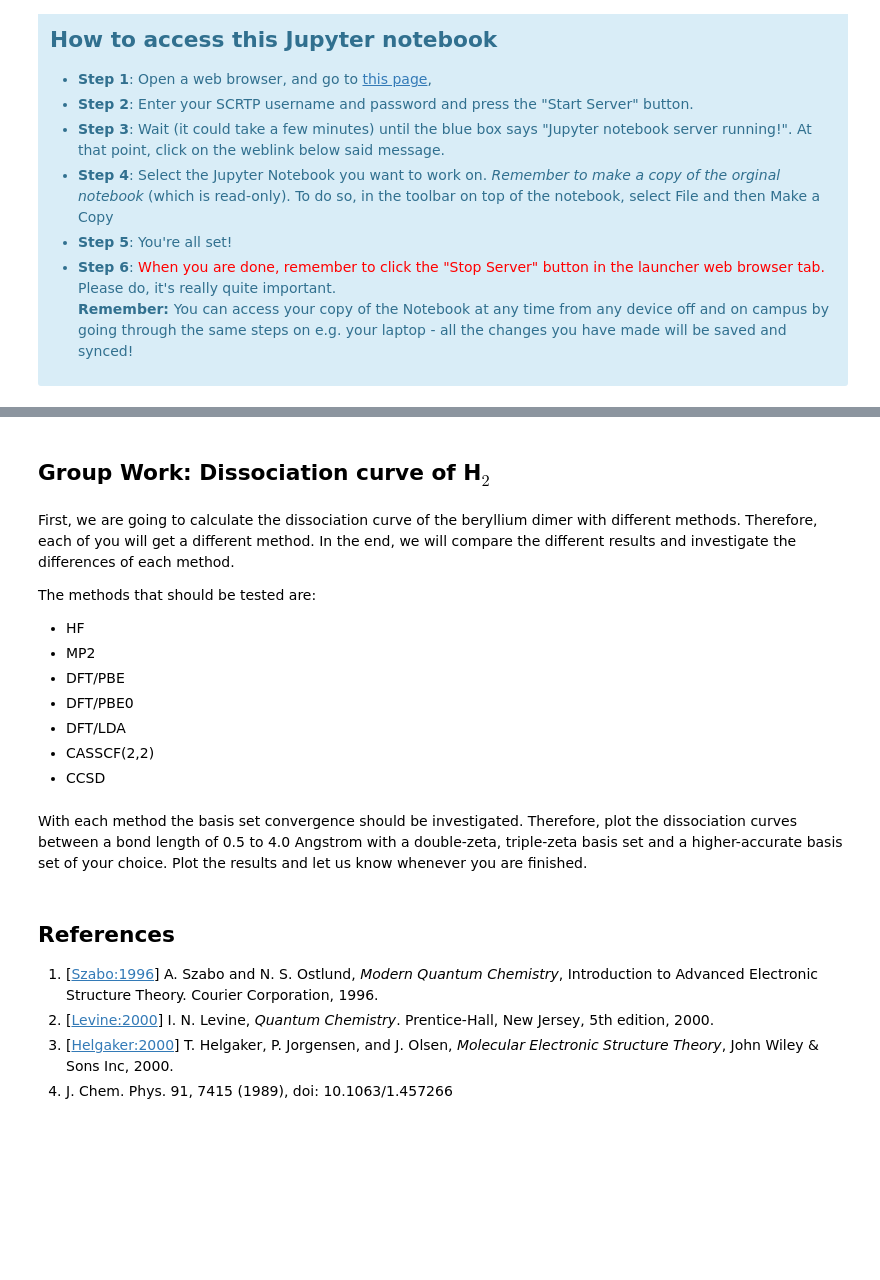
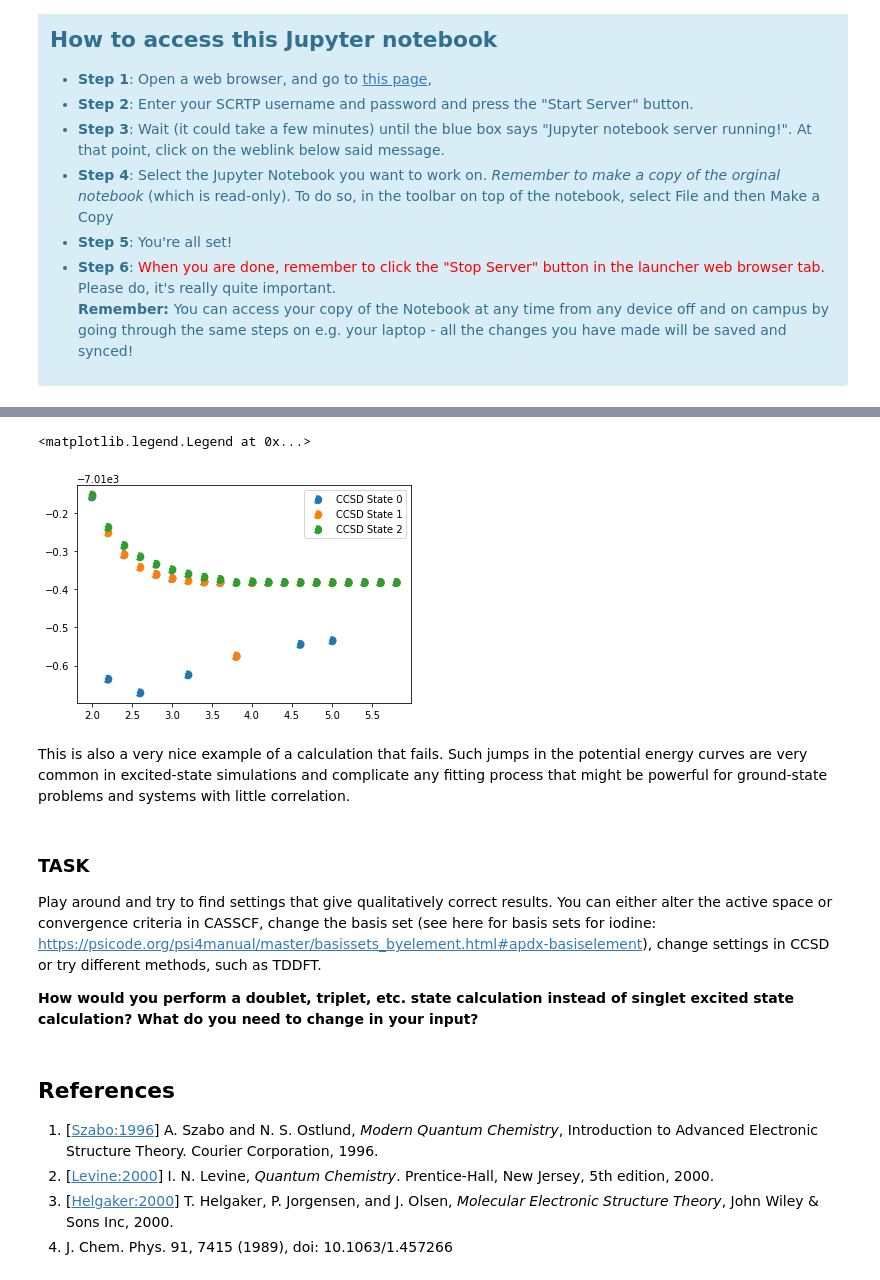
Before and after one commit to maurergroup/PX919, a Jupyter notebook: Workshop2/Tutorial2.ipynb, the cells around one changed output, grey strips where cells are left out. Saved outputs shown, nothing was run; the diff lists cells and outputs as text; code cells hidden in the pictures; blank space fills up the shorter version.

```diff
--- a/Workshop2/Tutorial2.ipynb
+++ b/Workshop2/Tutorial2.ipynb
@@ -160,22 +158,0 @@ ICH WOLLTE AUCH OPEN SHELL UND CLOSED SHELL VERGLEICHEN ABER PSI4 MACHT GENAU DA
-# %%
-psi4.core.clean()
-#psi4.core.reopen_outfile()
-psi4.core.set_output_file('output.dat', False)
-psi4.set_memory('1000 MB')
-all_energies_uhf = []
-##set geometry
-#transform ase geometries to Psi4 input string
-for i in range(nsteps):
-    geom_input = geom_ase_to_psi4(all_atoms[i], charge=0, multiplicity=1)
-    #initiate Psi4 molecule object
-    h2 = psi4.geometry(geom_input)
-
-    # Set computation options
-    psi4.set_options({'basis': '3-21G',
-                  'reference': 'uhf',
-                      'scf_type':'direct',
-                  'e_convergence': 1e-10})
-
-    E, wvf = psi4.energy('scf',return_wfn=True)
-    all_energies_uhf.append(E)
-    #print('Total HF energy is {0} Hartree \n '.format(E))
@@ -191,16 +158,0 @@ plt.legend()
-# %%
-all_energies_mp2 = []
-for i in range(nsteps):
-    #print("Do calculations for MP2 step %i"%i)
-    geom_input = geom_ase_to_psi4(all_atoms[i], charge=0, multiplicity=1)
-    #initiate Psi4 molecule object
-    h2 = psi4.geometry(geom_input)
-
-    # Set computation options
-    psi4.set_options({'basis': '3-21G',
-                  'reference': 'uhf',
-                  'scf_type':'direct',
-                    'e_convergence':1e-8})
-    E, wvf = psi4.energy('mp2',return_wfn=True)
-    all_energies_mp2.append(E)
-    #print('Total HF energy is {0} Hartree \n '.format(E))
@@ -218,21 +159,22 @@ Further, you can see that the MP2-dissociation curve decreases in energy at larg
-# %% [markdown]
-## Group Work: Dissociation curve of H$_2$
-# %% [markdown]
-First, we are going to calculate the dissociation curve of the beryllium dimer with different methods. Therefore, each of you will get a different method. In the end, we will compare the different results and investigate the differences of each method.
-
-The methods that should be tested are:
-* HF
-* MP2
-* DFT/PBE
-* DFT/PBE0
-* DFT/LDA
-* CASSCF(2,2)
-* CCSD
-# %% [markdown]
-
-
-With each method the basis set convergence should be investigated. Therefore, plot the dissociation curves between a bond length of 0.5 to 4.0 Angstrom with a double-zeta, triple-zeta basis set and a higher-accurate basis set of your choice.
-Plot the results and let us know whenever you are finished.
+# %%
+energies_cc=np.array(energies_cc)
+for i in range(3):
+    plt.scatter(all_distances,energies_cc[:,i],label="CCSD State %i"%i,linewidth=3,linestyle="--")
+plt.legend()
+plt.legend()
+# %% [output]
+<matplotlib.legend.Legend at 0x...>
+[figure, added]
+# %% [markdown]
+This is also a very nice example of a calculation that fails.
+Such jumps in the potential energy curves are very common in excited-state simulations and complicate any fitting process that might be powerful for ground-state problems and systems with little correlation.
+# %% [markdown]
+### TASK
+
+Play around and try to find settings that give qualitatively correct results.
+You can either alter the active space or convergence criteria in CASSCF, change the basis set (see here for basis sets for iodine: https://psicode.org/psi4manual/master/basissets_byelement.html#apdx-basiselement), change settings in CCSD or try different methods, such as TDDFT.
+
+<b> How would you perform a doublet, triplet, etc. state calculation instead of singlet excited state calculation? What do you need to change in your input? <b>
 # %% [markdown]
 ## References
 1. [[Szabo:1996](http://store.doverpublications.com/0486691861.html)] A. Szabo and N. S. Ostlund, *Modern Quantum Chemistry*, Introduction to Advanced Electronic Structure Theory. Courier Corporation, 1996.
```
Also changed, not shown: parts of 22 cells of this notebook, 1 other file.
